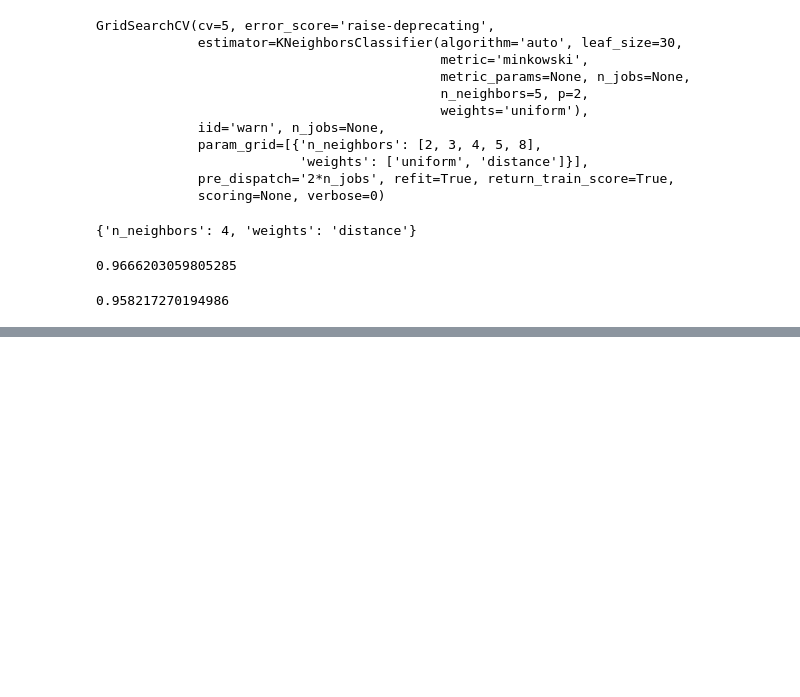
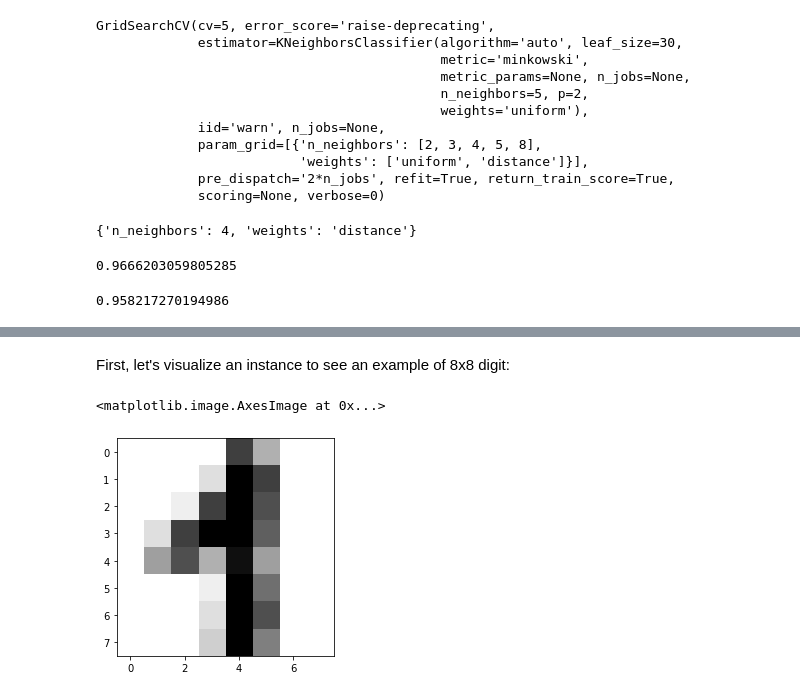
Before and after one commit to giuseppebaldini/ml-scikit-keras-tensorflow, a Jupyter notebook: 03.Classification.ipynb, the cells around one changed output, grey strips where cells are left out. Cells and saved outputs as stored; diff of their text form; code cells hidden in the pictures; blank space fills up the shorter version.

```diff
--- a/03.Classification.ipynb
+++ b/03.Classification.ipynb
@@ -403,0 +409,13 @@ Result: **95.8%**. Surely not the
+# %% [markdown]
+First, let's visualize an instance to see an example of 8x8 digit:
+# %%
+%matplotlib inline
+import matplotlib.pyplot as plt
+
+example = X[42]
+example_img = example.reshape(8,8)
+
+plt.imshow(example_img, cmap="binary")
+# %% [output]
+<matplotlib.image.AxesImage at 0x...>
+[figure, added]
```
Also changed, not shown: parts of 8 cells of this notebook.
